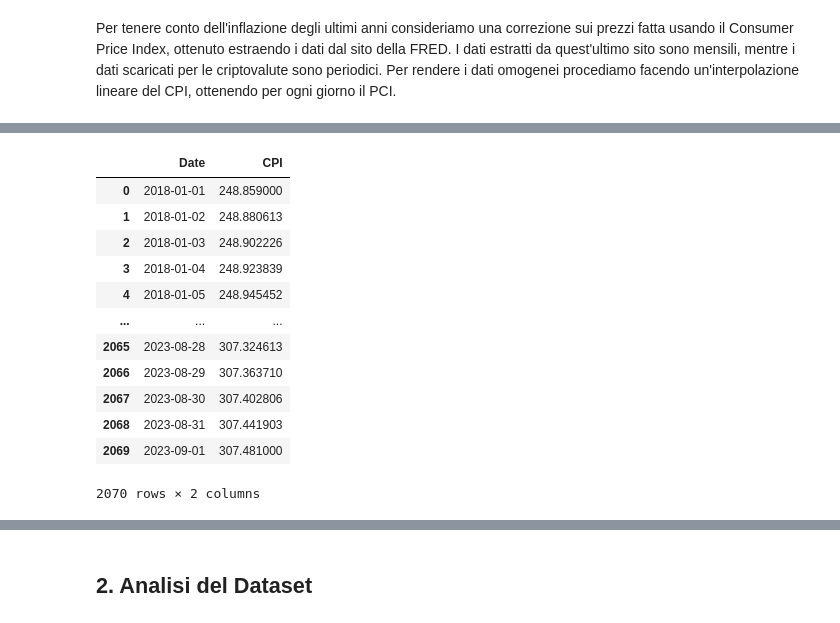
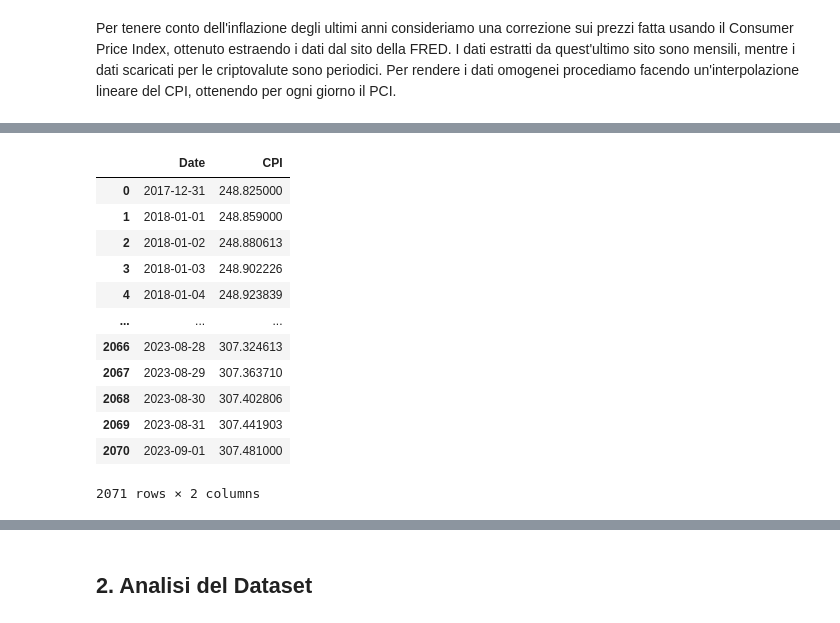
Before and after one commit to SimoneNicosanti/MPSMF_Project, a Jupyter notebook: Progetto.ipynb, the cells around one changed output, grey strips where cells are left out. Drawn from its saved outputs; the diff is of its cells as text; code cells hidden in the pictures.

```diff
--- a/Progetto.ipynb
+++ b/Progetto.ipynb
@@ -59,43 +59,46 @@ cpiDataFrame
 # %%
+import datetime
 cpiInterpolatedDataFrame : pd.DataFrame = pd.DataFrame(columns = ["Date", "CPI"])
 
 for i in range(0, cpiDataFrame.shape[0] - 1) :
     firstValue = cpiDataFrame.iloc[i]["CPIAUCSL"]
     secondValue = cpiDataFrame.iloc[i + 1]["CPIAUCSL"]
     valueDiff = secondValue - firstValue
 
     firstDate = cpiDataFrame.iloc[i]["DATE"]
     secondDate = cpiDataFrame.iloc[i + 1]["DATE"]
     dateDiff = secondDate - firstDate
 
     diffDays = dateDiff.days
     interValue = valueDiff / diffDays
 
     interpolatedValue = firstValue
     currDate = firstDate
     for dateIncr in range(1, diffDays + 1) :
         newRow = [currDate, interpolatedValue]
         cpiInterpolatedDataFrame.loc[len(cpiInterpolatedDataFrame)] = newRow
 
         interpolatedValue = interpolatedValue + interValue
         currDate = currDate + pd.Timedelta(days = 1)
 
 lastDate = currDate
 lastValue = interpolatedValue
 
 cpiInterpolatedDataFrame.loc[len(cpiInterpolatedDataFrame)] = [lastDate, lastValue]
+cpiInterpolatedDataFrame = cpiInterpolatedDataFrame[cpiInterpolatedDataFrame["Date"] >= datetime.datetime(year = 2017, month = 12, day = 31)]
+cpiInterpolatedDataFrame.reset_index(drop = True, inplace = True)
 cpiInterpolatedDataFrame
 # %% [output]
 |  | Date | CPI |
-| 0 | 2018-01-01 | 248.859000 |
-| 1 | 2018-01-02 | 248.880613 |
-| 2 | 2018-01-03 | 248.902226 |
-| 3 | 2018-01-04 | 248.923839 |
-| 4 | 2018-01-05 | 248.945452 |
+| 0 | 2017-12-31 | 248.825000 |
+| 1 | 2018-01-01 | 248.859000 |
+| 2 | 2018-01-02 | 248.880613 |
+| 3 | 2018-01-03 | 248.902226 |
+| 4 | 2018-01-04 | 248.923839 |
 | ... | ... | ... |
-| 2065 | 2023-08-28 | 307.324613 |
-| 2066 | 2023-08-29 | 307.363710 |
-| 2067 | 2023-08-30 | 307.402806 |
-| 2068 | 2023-08-31 | 307.441903 |
-| 2069 | 2023-09-01 | 307.481000 |
+| 2066 | 2023-08-28 | 307.324613 |
+| 2067 | 2023-08-29 | 307.363710 |
+| 2068 | 2023-08-30 | 307.402806 |
+| 2069 | 2023-08-31 | 307.441903 |
+| 2070 | 2023-09-01 | 307.481000 |
-2070 rows × 2 columns
+2071 rows × 2 columns
```
Also changed, not shown: parts of 10 cells of this notebook, 1 other file.
